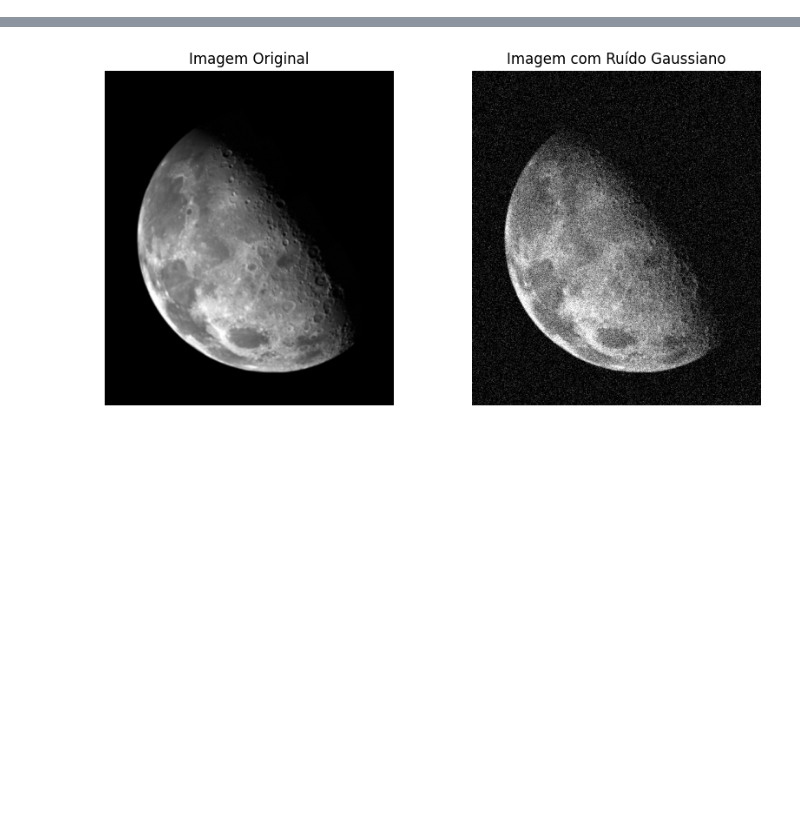
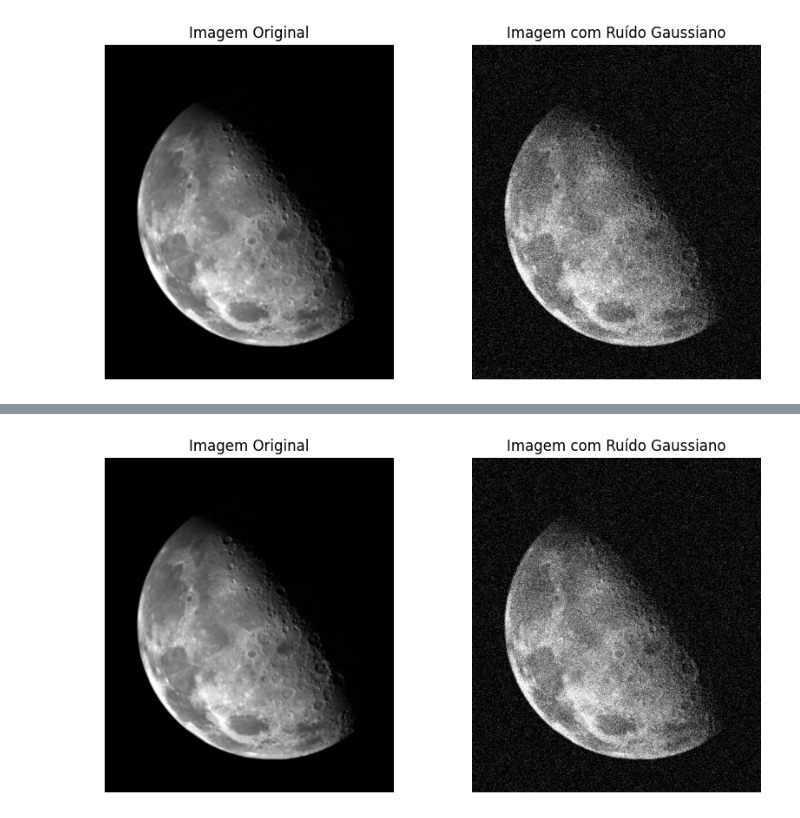
Before and after one commit to laerteluizf/Proc_Imagens_2025_2, a Jupyter notebook: proc_imagens_tarefa_final.ipynb, the cells around one changed output, grey strips where cells are left out. Drawn from its saved outputs; the diff is of its cells as text; code cells hidden in the pictures; blank space fills up the shorter version.

```diff
--- a/proc_imagens_tarefa_final.ipynb
+++ b/proc_imagens_tarefa_final.ipynb
@@ -97,0 +48,14 @@ def adicionar_ruido_gaussiano(imagem, media, variancia):
+# %%
+caminho_imgagem = '/content/drive/MyDrive/Proc de Imagens 2025 2/Atividade 6/FIG033~4.TIF'
+
+imagem_ori = cv2.imread(caminho_imgagem, cv2.COLOR_BGR2GRAY)
+legenda = "Imagem Original"
+
+media = 0
+variancia = 0.02
+
+imagem_com_ruido , legenda_ruido = adicionar_ruido_gaussiano(imagem_ori, media, variancia)
+
+mostrar_2(imagem_ori, legenda , imagem_com_ruido, legenda_ruido)
+# %% [output]
+[figure, added]
```
Also changed, not shown: parts of 8 cells of this notebook.
